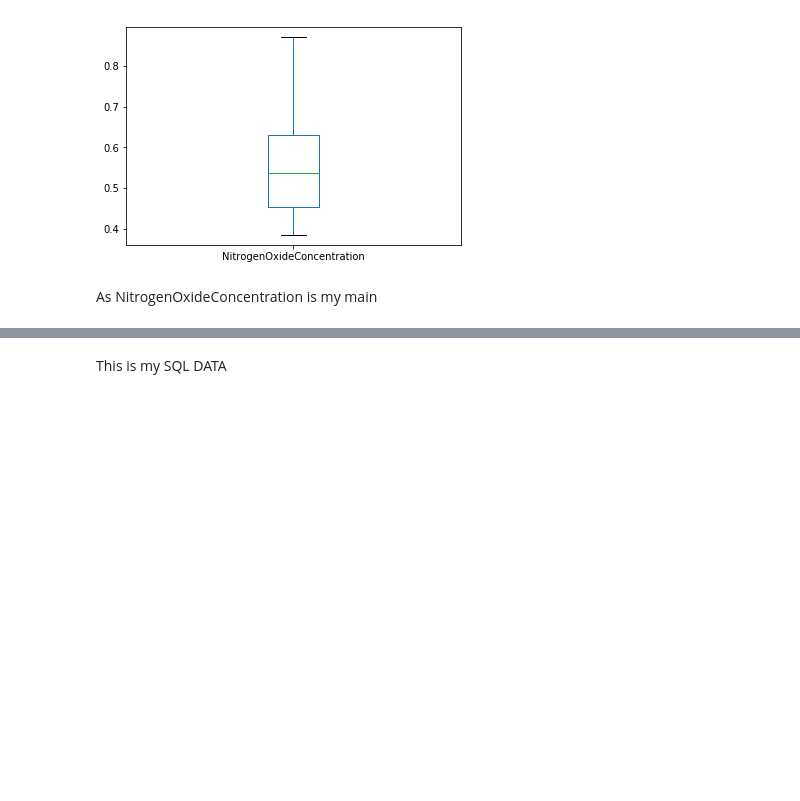
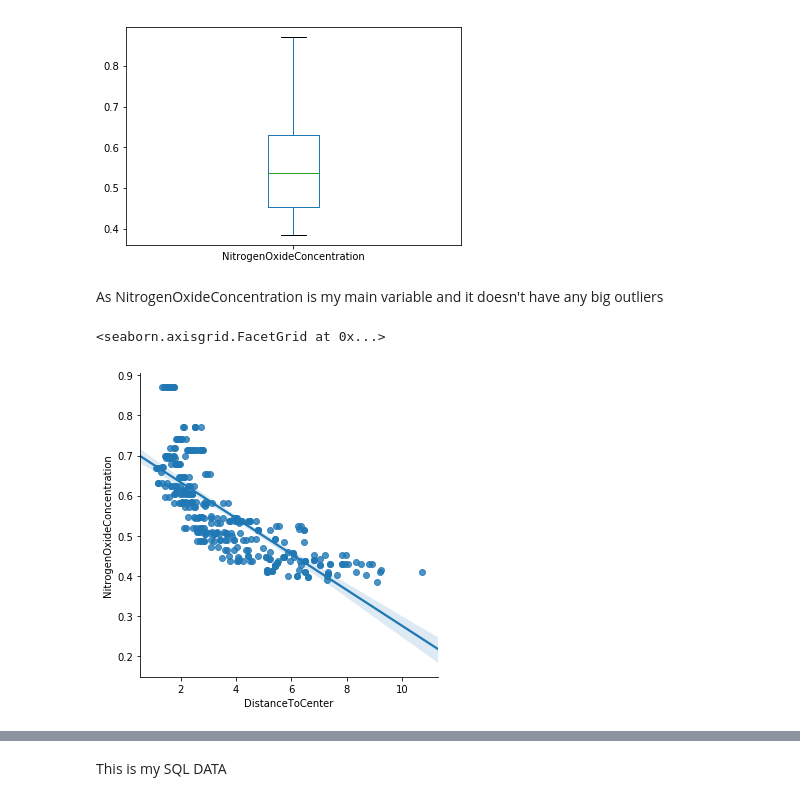
Before and after one commit to collinpope123/homework, a Jupyter notebook: hw1 213r.ipynb, the cells around one changed output, grey strips where cells are left out. Saved outputs shown, nothing was run; the diff lists cells and outputs as text; code cells hidden in the pictures; blank space fills up the shorter version.

```diff
--- a/hw1 213r.ipynb
+++ b/hw1 213r.ipynb
@@ -275,4 +275,9 @@ bbox = conn['NitrogenOxideConcentration'].plot(kind="box")
 # %% [output]
 [figure]
 # %% [markdown]
-As NitrogenOxideConcentration is my main
+As NitrogenOxideConcentration is my main variable and it doesn't have any big outliers
+# %%
+sns.lmplot(x="DistanceToCenter", y="NitrogenOxideConcentration", data=conn)
+# %% [output]
+<seaborn.axisgrid.FacetGrid at 0x...>
+[figure, added]
```
Also changed, not shown: parts of 4 cells of this notebook.
